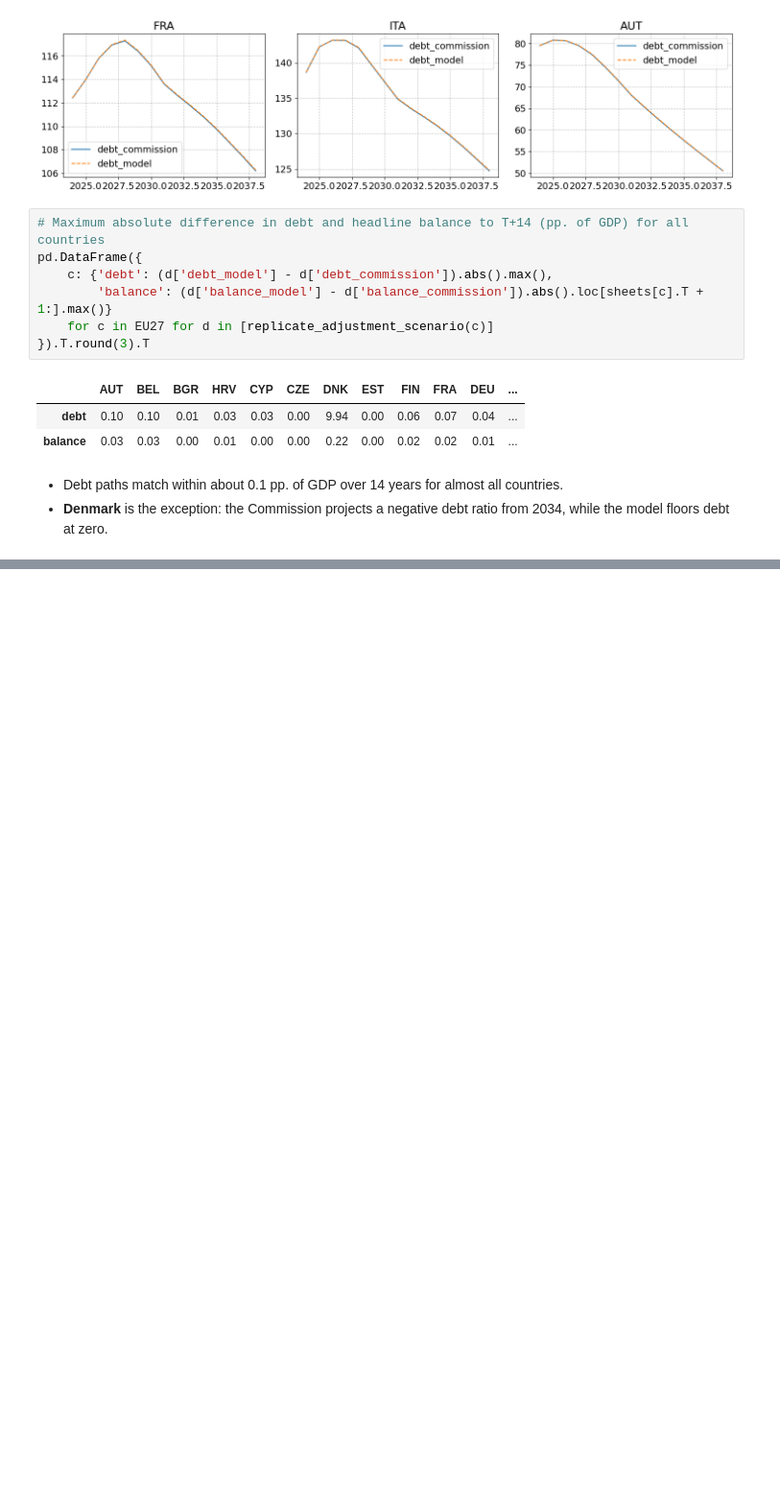
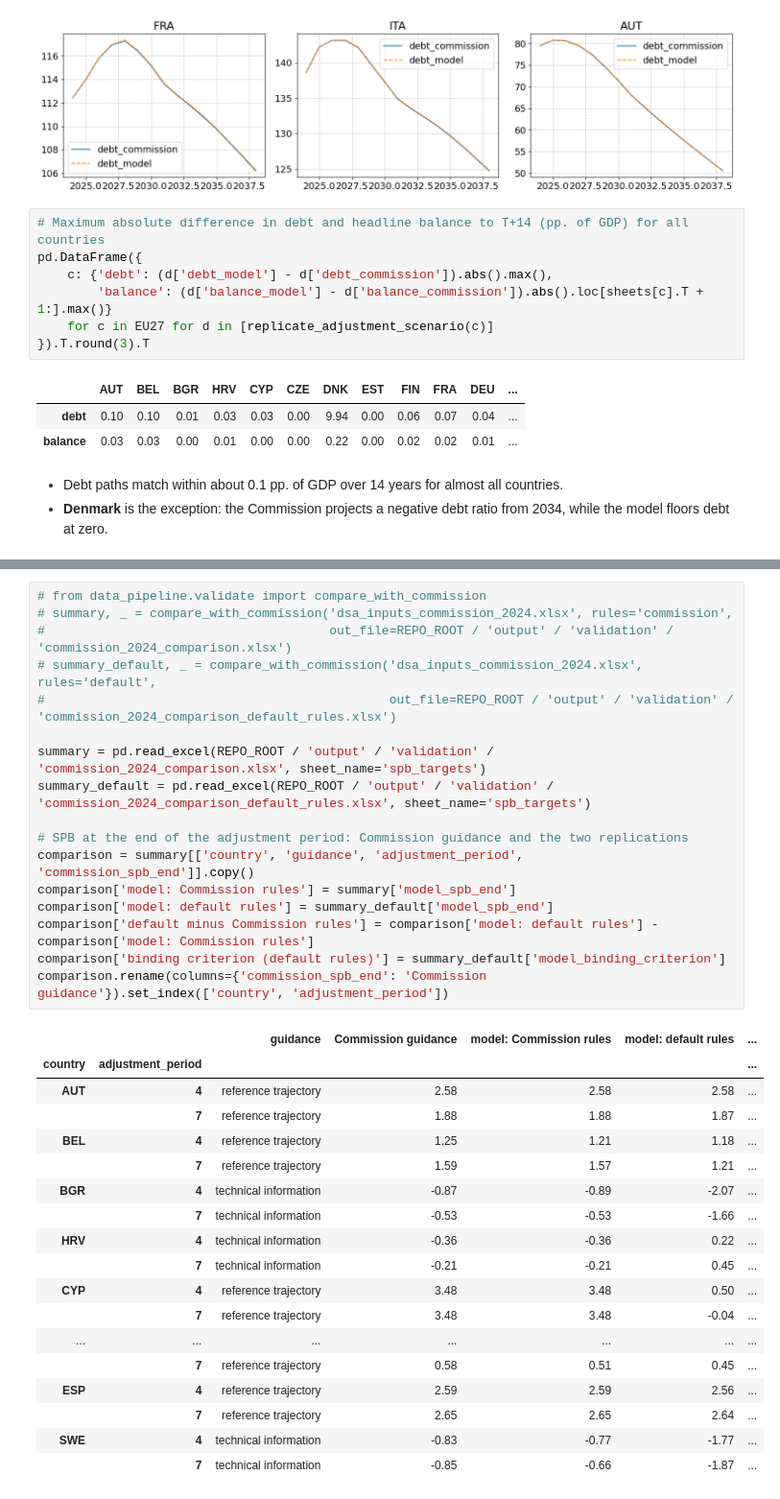
Before and after one commit to lennardwelslau/eu-debt-sustainability-analysis, a Jupyter notebook: code/commission_replication.ipynb, the cells around one changed output, grey strips where cells are left out. Shown at 96% size. Drawn from its saved outputs; the diff is of its cells as text; blank space fills up the shorter version.

```diff
--- a/code/commission_replication.ipynb
+++ b/code/commission_replication.ipynb
@@ -260 +267,37 @@ summary[['country', 'guidance', 'adjustment_period', 'commission_annual_adjustme
+# %%
+# from data_pipeline.validate import compare_with_commission
+# summary, _ = compare_with_commission('dsa_inputs_commission_2024.xlsx', rules='commission',
+#                                      out_file=REPO_ROOT / 'output' / 'validation' / 'commission_2024_comparison.xlsx')
+# summary_default, _ = compare_with_commission('dsa_inputs_commission_2024.xlsx', rules='default',
+#                                              out_file=REPO_ROOT / 'output' / 'validation' / 'commission_2024_comparison_default_rules.xlsx')
+
+summary = pd.read_excel(REPO_ROOT / 'output' / 'validation' / 'commission_2024_comparison.xlsx', sheet_name='spb_targets')
+summary_default = pd.read_excel(REPO_ROOT / 'output' / 'validation' / 'commission_2024_comparison_default_rules.xlsx', sheet_name='spb_targets')
+
+# SPB at the end of the adjustment period: Commission guidance and the two replications
+comparison = summary[['country', 'guidance', 'adjustment_period', 'commission_spb_end']].copy()
+comparison['model: Commission rules'] = summary['model_spb_end']
+comparison['model: default rules'] = summary_default['model_spb_end']
+comparison['default minus Commission rules'] = comparison['model: default rules'] - comparison['model: Commission rules']
+comparison['binding criterion (default rules)'] = summary_default['model_binding_criterion']
+comparison.rename(columns={'commission_spb_end': 'Commission guidance'}).set_index(['country', 'adjustment_period'])
+# %% [output]
+|  |  | guidance | Commission guidance | model: Commission rules | model: default rules | ... |
+| country | adjustment_period |  |  |  |  | ... |
+| AUT | 4 | reference trajectory | 2.58 | 2.58 | 2.58 | ... |
+|  | 7 | reference trajectory | 1.88 | 1.88 | 1.87 | ... |
+| BEL | 4 | reference trajectory | 1.25 | 1.21 | 1.18 | ... |
+|  | 7 | reference trajectory | 1.59 | 1.57 | 1.21 | ... |
+| BGR | 4 | technical information | -0.87 | -0.89 | -2.07 | ... |
+|  | 7 | technical information | -0.53 | -0.53 | -1.66 | ... |
+| HRV | 4 | technical information | -0.36 | -0.36 | 0.22 | ... |
+|  | 7 | technical information | -0.21 | -0.21 | 0.45 | ... |
+| CYP | 4 | reference trajectory | 3.48 | 3.48 | 0.50 | ... |
+|  | 7 | reference trajectory | 3.48 | 3.48 | -0.04 | ... |
+| ... | ... | ... | ... | ... | ... | ... |
+|  | 7 | reference trajectory | 0.58 | 0.51 | 0.45 | ... |
+| ESP | 4 | reference trajectory | 2.59 | 2.59 | 2.56 | ... |
+|  | 7 | reference trajectory | 2.65 | 2.65 | 2.64 | ... |
+| SWE | 4 | technical information | -0.83 | -0.77 | -1.77 | ... |
+|  | 7 | technical information | -0.85 | -0.66 | -1.87 | ... |
 # %%
```
Also changed, not shown: parts of 25 cells of this notebook, 41 other files.
